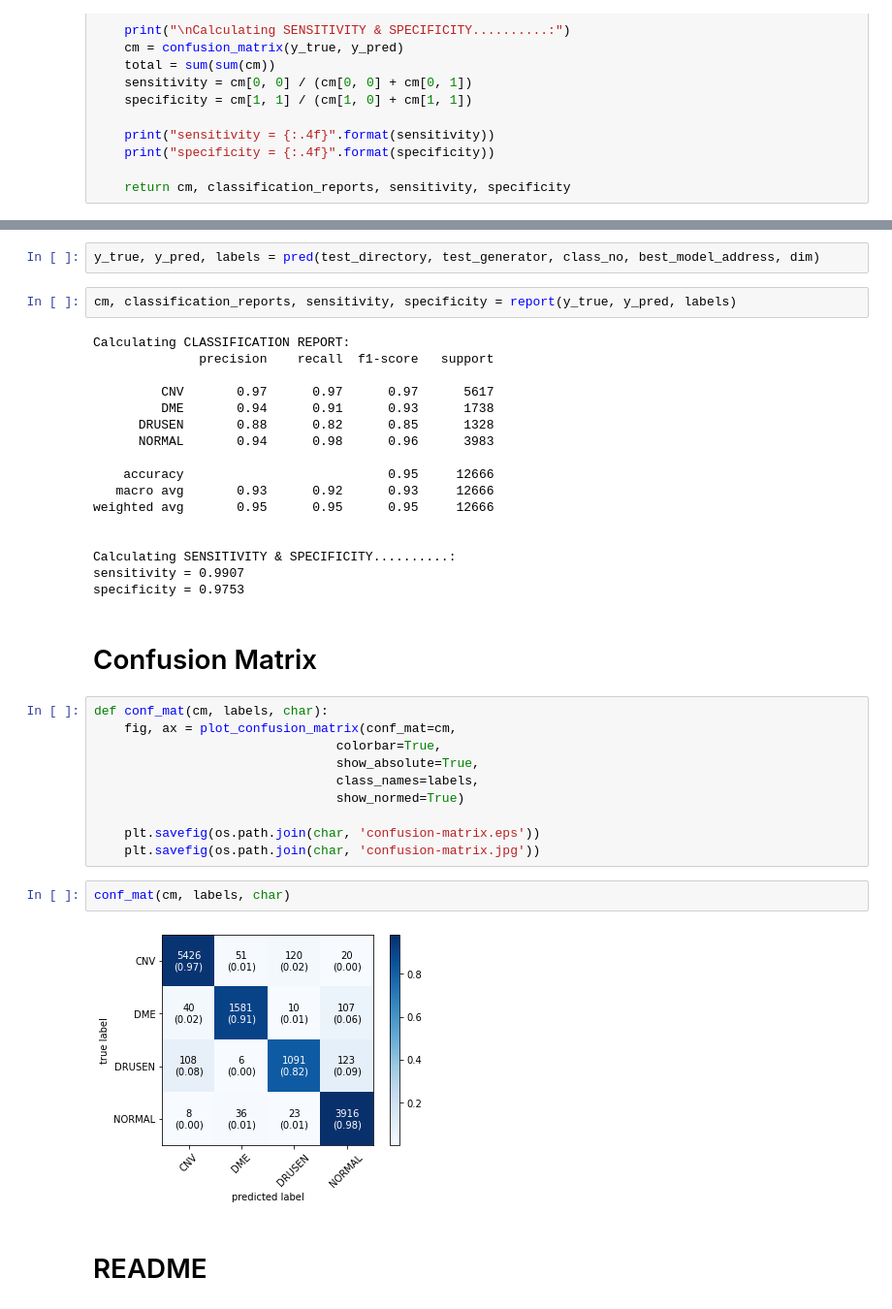
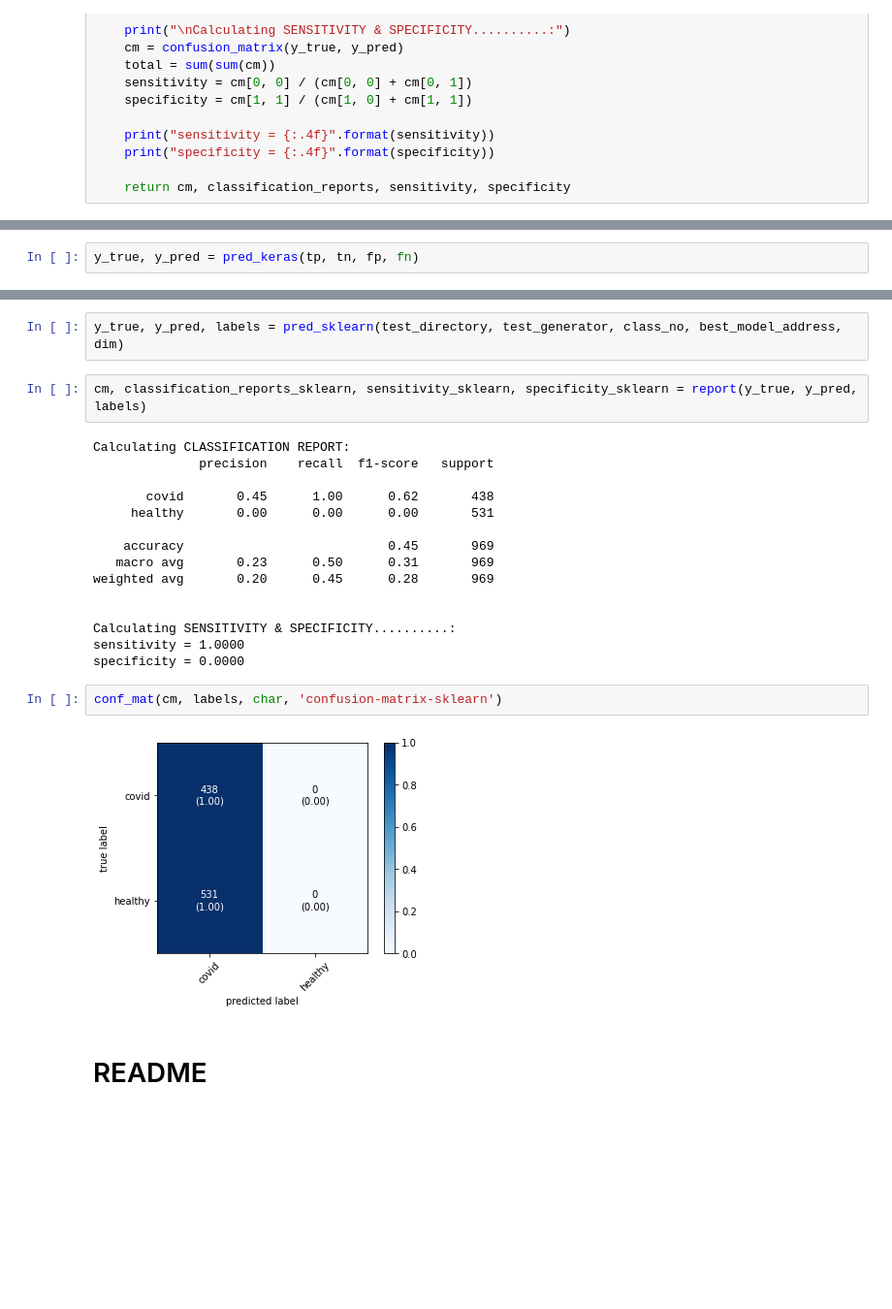
Before and after one commit to sudo-rajarshi/Computer-Vision-Research, a Jupyter notebook: classifiers/custom-models/train.ipynb, the cells around one changed output, grey strips where cells are left out. Shown at 97% size. Cells and saved outputs as stored; diff of their text form; blank space fills up the shorter version.

Commit message:
Create classification models

```diff
--- a/classifiers/custom-models/train.ipynb
+++ b/classifiers/custom-models/train.ipynb
@@ -645,0 +628,2 @@ def report(y_true, y_pred, labels):
+# %%
+y_true, y_pred = pred_keras(tp, tn, fp, fn)
@@ -646,40 +692,26 @@ def report(y_true, y_pred, labels):
 # %%
-y_true, y_pred, labels = pred(test_directory, test_generator, class_no, best_model_address, dim)
+y_true, y_pred, labels = pred_sklearn(test_directory, test_generator, class_no, best_model_address, dim)
 # %%
-cm, classification_reports, sensitivity, specificity = report(y_true, y_pred, labels)
+cm, classification_reports_sklearn, sensitivity_sklearn, specificity_sklearn = report(y_true, y_pred, labels)
 # %% [output]
 Calculating CLASSIFICATION REPORT:
               precision    recall  f1-score   support
 
-         CNV       0.97      0.97      0.97      5617
-         DME       0.94      0.91      0.93      1738
-      DRUSEN       0.88      0.82      0.85      1328
-      NORMAL       0.94      0.98      0.96      3983
+       covid       0.45      1.00      0.62       438
+     healthy       0.00      0.00      0.00       531
 
-    accuracy                           0.95     12666
-   macro avg       0.93      0.92      0.93     12666
-weighted avg       0.95      0.95      0.95     12666
+    accuracy                           0.45       969
+   macro avg       0.23      0.50      0.31       969
+weighted avg       0.20      0.45      0.28       969
 
 
 Calculating SENSITIVITY & SPECIFICITY..........:
-sensitivity = 0.9907
-specificity = 0.9753
+sensitivity = 1.0000
+specificity = 0.0000
-# %% [markdown]
-# Confusion Matrix
-# %%
-def conf_mat(cm, labels, char):
-    fig, ax = plot_confusion_matrix(conf_mat=cm,
-                                colorbar=True,
-                                show_absolute=True,
-                                class_names=labels,
-                                show_normed=True)
-
-    plt.savefig(os.path.join(char, 'confusion-matrix.eps'))
-    plt.savefig(os.path.join(char, 'confusion-matrix.jpg'))
 # %%
-conf_mat(cm, labels, char)
+conf_mat(cm, labels, char, 'confusion-matrix-sklearn')
 # %% [output]
-[figure, old version]
+[figure, new version]
 # %% [markdown]
 # README
 # %%
```
Also changed, not shown: parts of 32 cells of this notebook, 2 other files.
